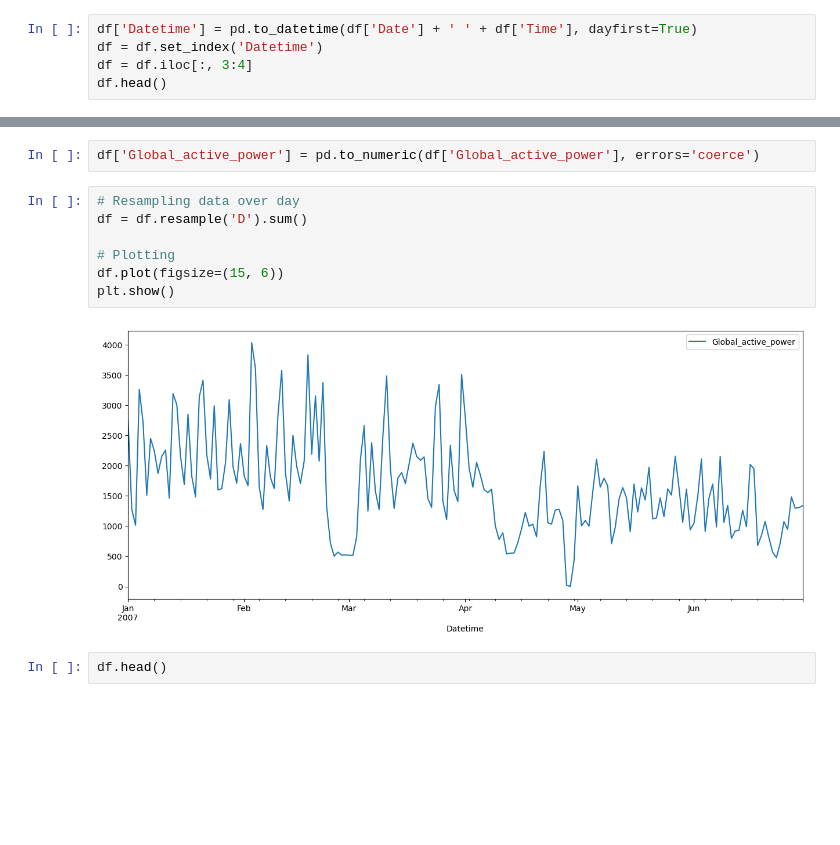
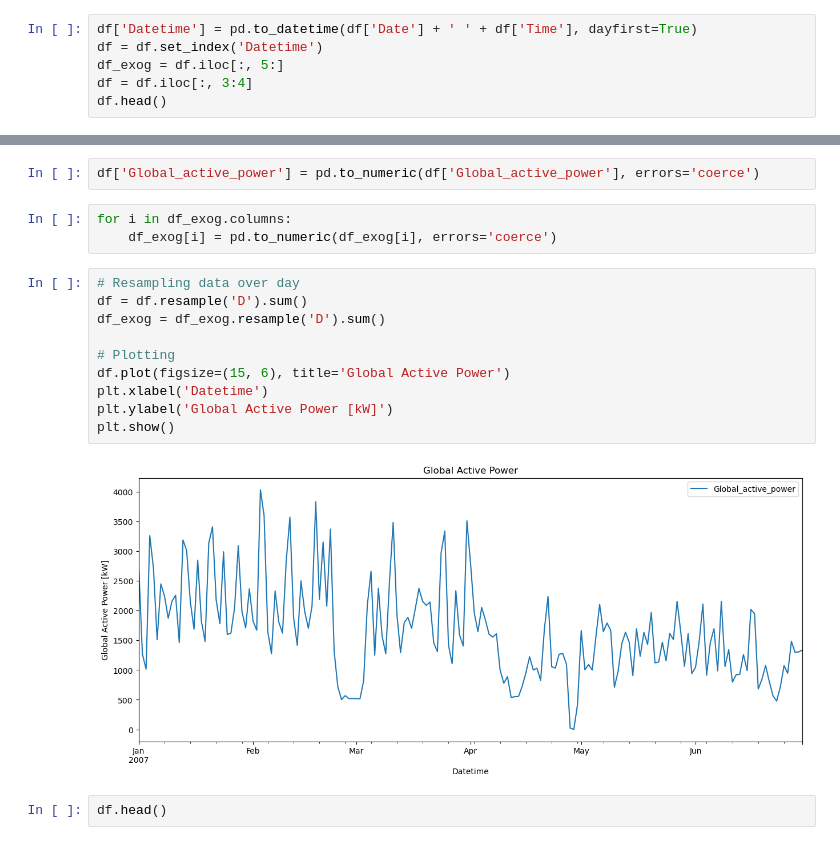
Before and after one commit to kevindmzapata/multivariate-statistics-course, a Jupyter notebook: PROYECTO_FINAL/main.ipynb, the cells around one changed output, grey strips where cells are left out. Saved outputs shown, nothing was run; the diff lists cells and outputs as text; blank space fills up the shorter version.

```diff
--- a/PROYECTO_FINAL/main.ipynb
+++ b/PROYECTO_FINAL/main.ipynb
@@ -35,6 +37,7 @@ df.head()
 # %%
 df['Datetime'] = pd.to_datetime(df['Date'] + ' ' + df['Time'], dayfirst=True)
 df = df.set_index('Datetime')
+df_exog = df.iloc[:, 5:]
 df = df.iloc[:, 3:4]
 df.head()
 # %% [output]
@@ -48,14 +61,20 @@ df.head()
 # %%
 df['Global_active_power'] = pd.to_numeric(df['Global_active_power'], errors='coerce')
+# %%
+for i in df_exog.columns:
+    df_exog[i] = pd.to_numeric(df_exog[i], errors='coerce')
 # %%
 # Resampling data over day
 df = df.resample('D').sum()
+df_exog = df_exog.resample('D').sum()
 
 # Plotting
-df.plot(figsize=(15, 6))
+df.plot(figsize=(15, 6), title='Global Active Power')
+plt.xlabel('Datetime')
+plt.ylabel('Global Active Power [kW]')
 plt.show()
 # %% [output]
-[figure, old version]
+[figure, new version]
 # %%
 df.head()
 # %% [output]
```
Also changed, not shown: parts of 30 cells of this notebook.
